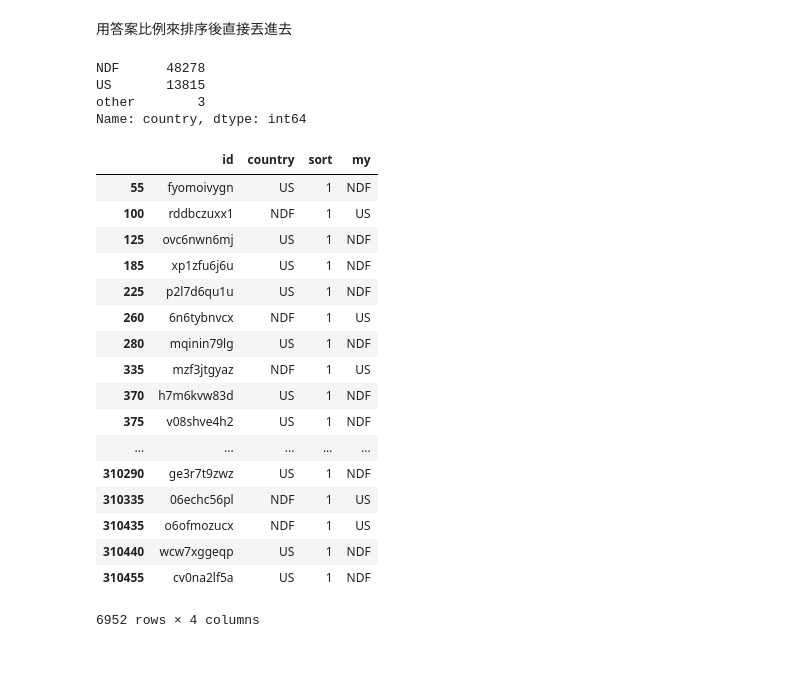
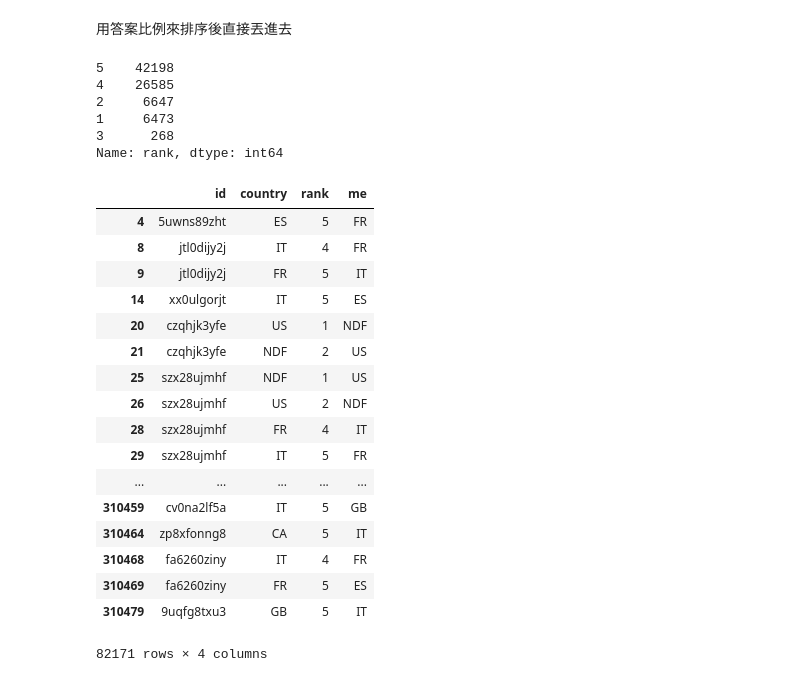
Before and after one commit to h30306/Learning-Notes, a Jupyter notebook: Kaggle/Airbnb/Airbnb.ipynb, the cells around one changed output. Saved outputs shown, nothing was run; the diff lists cells and outputs as text; code cells hidden in the pictures.

```diff
--- a/Kaggle/Airbnb/Airbnb.ipynb
+++ b/Kaggle/Airbnb/Airbnb.ipynb
@@ -617,2 +597,4 @@ best = pd.read_csv("five_submission.csv")
 # %%
-best['sort'] = [1,2,3,4,5]*62096
+best = pd.read_csv("five_submission25.csv")
+best['rank']=[1,2,3,4,5]*62096
+best['me'] = list(df['country'])
@@ -621,30 +601,30 @@ df['sort'] = [1,2,3,4,5]*62096
-# %%
-df[df['sort'] ==1]['country'].value_counts()
-# %% [output]
-NDF      48278
-US       13815
-other        3
-Name: country, dtype: int64
-# %%
-best['my'] = list(df['country'])
+# %%
+best[best['country'] != best['me']]['rank'].value_counts()
+# %% [output]
+5    42198
+4    26585
+2     6647
+1     6473
+3      268
+Name: rank, dtype: int64
 # %%
-best[best['country'] != best['my']][best['sort'] == 1]
+best[best['country'] != best['me']]
 # %% [output]
-|  | id | country | sort | my |
-| 55 | fyomoivygn | US | 1 | NDF |
-| 100 | rddbczuxx1 | NDF | 1 | US |
-| 125 | ovc6nwn6mj | US | 1 | NDF |
-| 185 | xp1zfu6j6u | US | 1 | NDF |
-| 225 | p2l7d6qu1u | US | 1 | NDF |
-| 260 | 6n6tybnvcx | NDF | 1 | US |
-| 280 | mqinin79lg | US | 1 | NDF |
-| 335 | mzf3jtgyaz | NDF | 1 | US |
-| 370 | h7m6kvw83d | US | 1 | NDF |
-| 375 | v08shve4h2 | US | 1 | NDF |
+|  | id | country | rank | me |
+| 4 | 5uwns89zht | ES | 5 | FR |
+| 8 | jtl0dijy2j | IT | 4 | FR |
+| 9 | jtl0dijy2j | FR | 5 | IT |
+| 14 | xx0ulgorjt | IT | 5 | ES |
+| 20 | czqhjk3yfe | US | 1 | NDF |
+| 21 | czqhjk3yfe | NDF | 2 | US |
+| 25 | szx28ujmhf | NDF | 1 | US |
+| 26 | szx28ujmhf | US | 2 | NDF |
+| 28 | szx28ujmhf | FR | 4 | IT |
+| 29 | szx28ujmhf | IT | 5 | FR |
 | ... | ... | ... | ... | ... |
-| 310290 | ge3r7t9zwz | US | 1 | NDF |
-| 310335 | 06echc56pl | NDF | 1 | US |
-| 310435 | o6ofmozucx | NDF | 1 | US |
-| 310440 | wcw7xggeqp | US | 1 | NDF |
-| 310455 | cv0na2lf5a | US | 1 | NDF |
+| 310459 | cv0na2lf5a | IT | 5 | GB |
+| 310464 | zp8xfonng8 | CA | 5 | IT |
+| 310468 | fa6260ziny | IT | 4 | FR |
+| 310469 | fa6260ziny | FR | 5 | ES |
+| 310479 | 9uqfg8txu3 | GB | 5 | IT |
-6952 rows × 4 columns
+82171 rows × 4 columns
```
Also changed, not shown: parts of 34 cells of this notebook.
